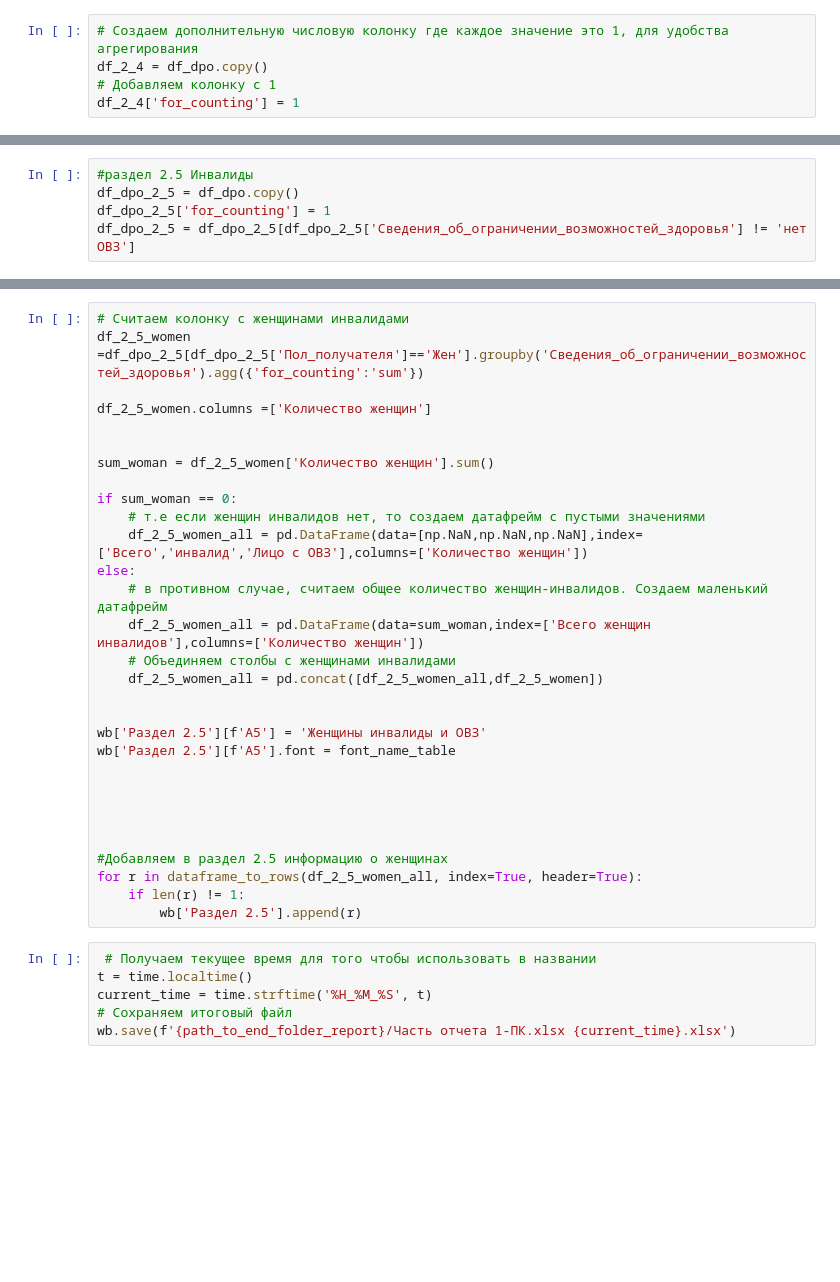
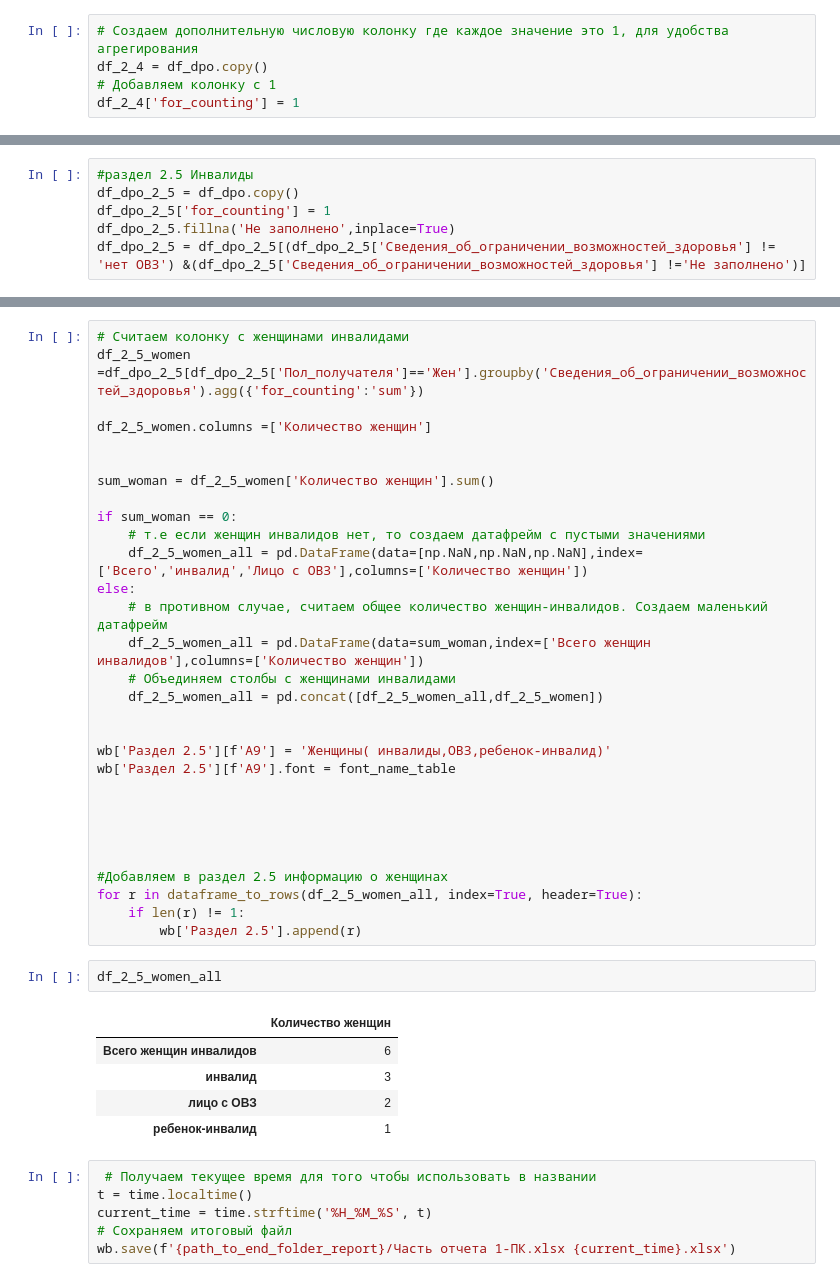
Before and after one commit to t0r1n88/Lindy, a Jupyter notebook: report_1PK.ipynb, the cells around one changed output, grey strips where cells are left out. Saved outputs shown, nothing was run; the diff lists cells and outputs as text; blank space fills up the shorter version.

```diff
--- a/report_1PK.ipynb
+++ b/report_1PK.ipynb
@@ -1052,4 +1033,5 @@ wb['Раздел 2.4'].column_dimensions['A'].width = 50
 #раздел 2.5 Инвалиды
 df_dpo_2_5 = df_dpo.copy()
 df_dpo_2_5['for_counting'] = 1
-df_dpo_2_5 = df_dpo_2_5[df_dpo_2_5['Сведения_об_ограничении_возможностей_здоровья'] != 'нет ОВЗ']
+df_dpo_2_5.fillna('Не заполнено',inplace=True)
+df_dpo_2_5 = df_dpo_2_5[(df_dpo_2_5['Сведения_об_ограничении_возможностей_здоровья'] != 'нет ОВЗ') &(df_dpo_2_5['Сведения_об_ограничении_возможностей_здоровья'] !='Не заполнено')]
@@ -1114,8 +1089,8 @@ else:
     df_2_5_women_all = pd.concat([df_2_5_women_all,df_2_5_women])
 
 
-wb['Раздел 2.5'][f'A5'] = 'Женщины инвалиды и ОВЗ'
-wb['Раздел 2.5'][f'A5'].font = font_name_table
+wb['Раздел 2.5'][f'A9'] = 'Женщины( инвалиды,ОВЗ,ребенок-инвалид)'
+wb['Раздел 2.5'][f'A9'].font = font_name_table
 
 
 
@@ -1125,6 +1100,14 @@ wb['Раздел 2.5'][f'A5'].font = font_name_table
 for r in dataframe_to_rows(df_2_5_women_all, index=True, header=True):
     if len(r) != 1:
         wb['Раздел 2.5'].append(r)
+# %%
+df_2_5_women_all
+# %% [output]
+|  | Количество женщин |
+| Всего женщин инвалидов | 6 |
+| инвалид | 3 |
+| лицо с ОВЗ | 2 |
+| ребенок-инвалид | 1 |
 # %%
  # Получаем текущее время для того чтобы использовать в названии
 t = time.localtime()
```
Also changed, not shown: parts of 11 cells of this notebook, 2 other files.
